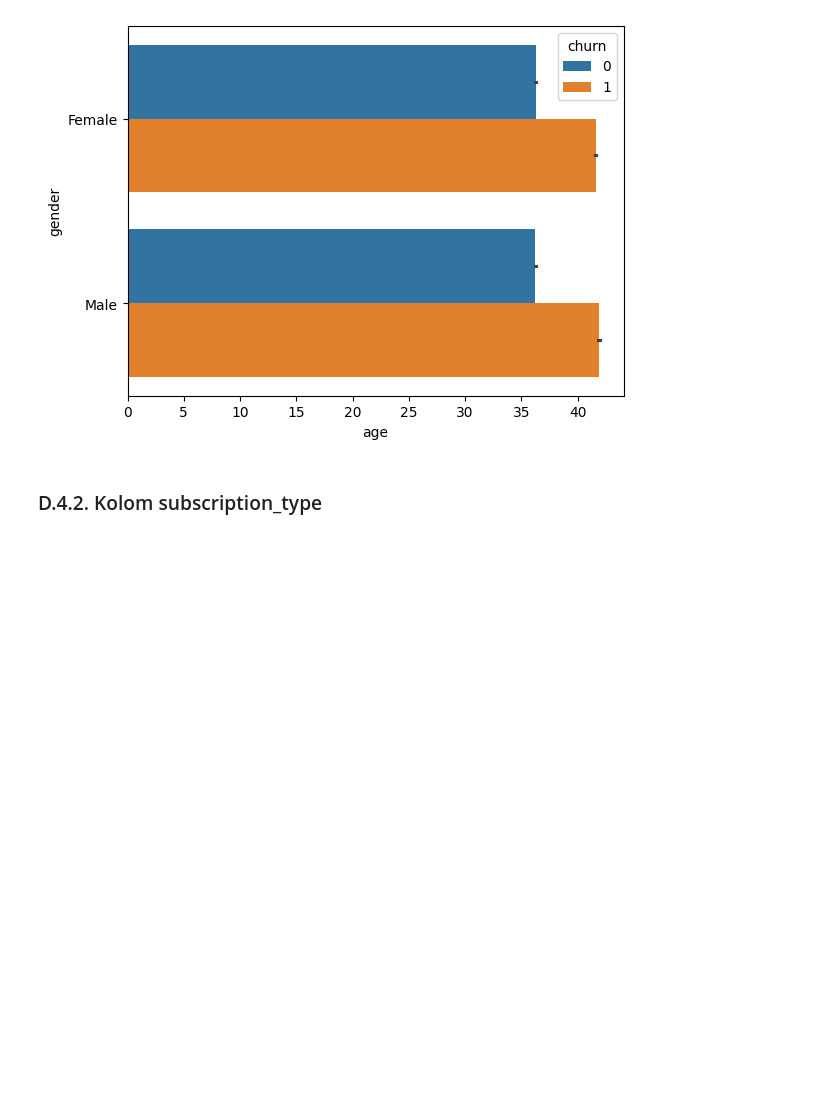
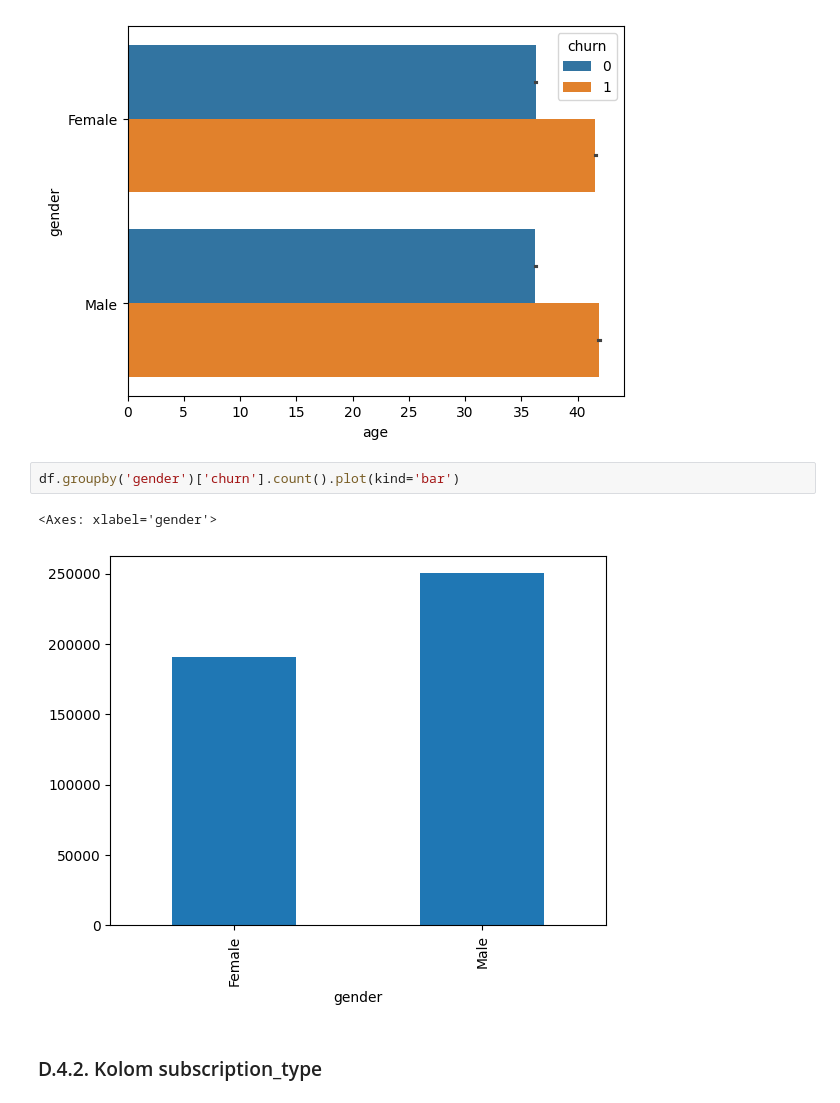
Before and after one commit to FTDS-assignment-bay/p2-final-project-ftds-033-rmt-group-002, a Jupyter notebook: EDA_before_clustering.ipynb, the cells around one changed output. Drawn from its saved outputs; the diff is of its cells as text; blank space fills up the shorter version.

```diff
--- a/EDA_before_clustering.ipynb
+++ b/EDA_before_clustering.ipynb
@@ -517,6 +517,11 @@ sns.barplot(df, x="age", y="gender", hue="churn")
 # %% [output]
 <Axes: xlabel='age', ylabel='gender'>
 [figure]
+# %%
+df.groupby('gender')['churn'].count().plot(kind='bar')
+# %% [output]
+<Axes: xlabel='gender'>
+[figure, added]
 # %% [markdown]
 ### D.4.2. Kolom subscription_type
 # %%
```
Also changed, not shown: 1 other file.
